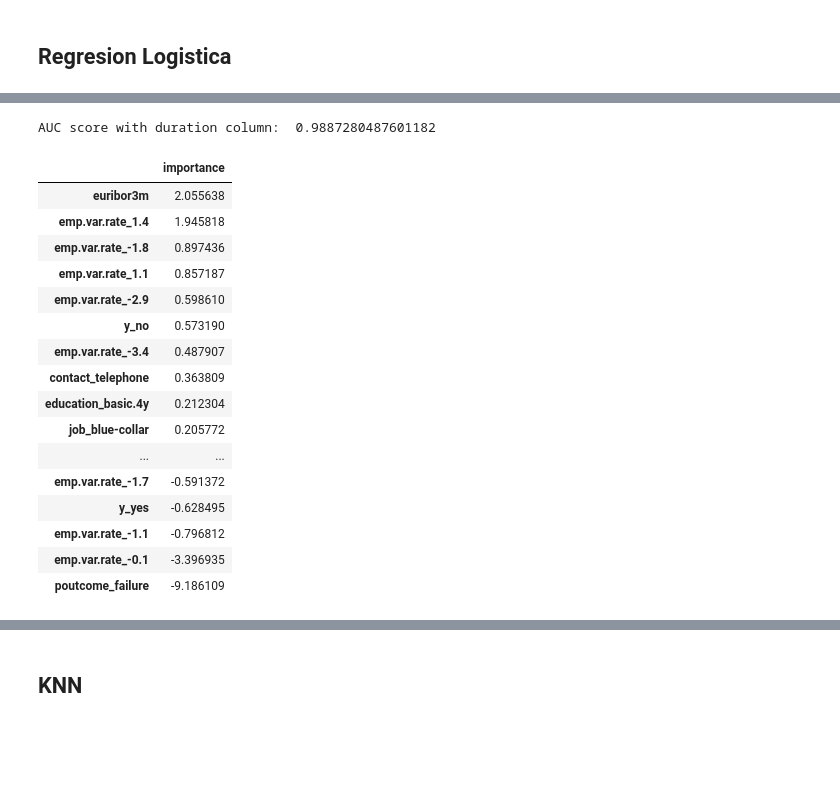
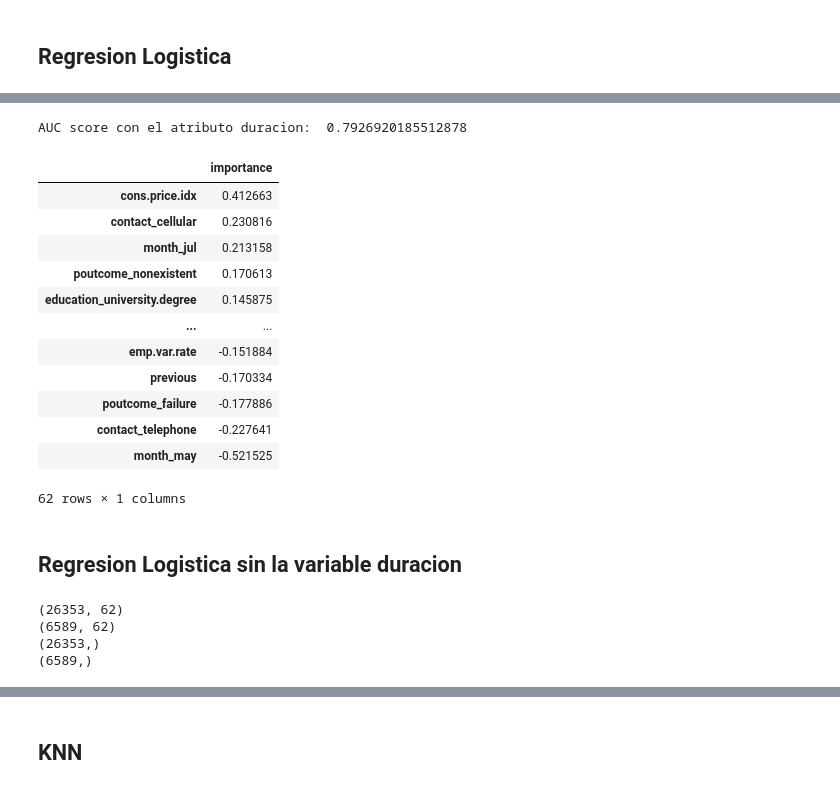
Before and after one commit to mabritos/CCDD, a Jupyter notebook: TrabajoFinal CCDD.ipynb, the cells around one changed output, grey strips where cells are left out. Cells and saved outputs as stored; diff of their text form; code cells hidden in the pictures; blank space fills up the shorter version.

```diff
--- a/TrabajoFinal CCDD.ipynb
+++ b/TrabajoFinal CCDD.ipynb
@@ -634,27 +650,35 @@ F1 Score        : 0.9744493392070486
 # %%
 # Eliminando columnas innecesarias
 df2 = df.copy()
-job_one = pd.get_dummies(df2.job, prefix='job', drop_first=True)
+job_one = pd.get_dummies(df2.job, prefix='job')
 df2[job_one.columns] = job_one
-marital_one = pd.get_dummies(df2.marital, prefix='marital', drop_first=True)
+marital_one = pd.get_dummies(df2.marital, prefix='marital')
 df2[marital_one.columns] = marital_one
-default_one = pd.get_dummies(df2.default, prefix='default', drop_first=True)
+default_one = pd.get_dummies(df2.default, prefix='default')
 df2[default_one.columns] = default_one
-housing_one = pd.get_dummies(df2.housing, prefix='housing', drop_first=True)
+housing_one = pd.get_dummies(df2.housing, prefix='housing')
 df2[housing_one.columns] = housing_one
-loan_one = pd.get_dummies(df2.loan, prefix='loan', drop_first=True)
+loan_one = pd.get_dummies(df2.loan, prefix='loan')
 df2[loan_one.columns] = loan_one
-edu_one = pd.get_dummies(df2.education, prefix='education', drop_first=True)
+edu_one = pd.get_dummies(df2.education, prefix='education')
 df2[edu_one.columns] = edu_one
-contact_one = pd.get_dummies(df2.contact, prefix='contact', drop_first=True)
+contact_one = pd.get_dummies(df2.contact, prefix='contact')
 df2[contact_one.columns] = contact_one
-y_one = pd.get_dummies(df2.y, prefix='y', drop_first=True)
+poutcome_one = pd.get_dummies(df2.poutcome, prefix='poutcome')
+df2[poutcome_one.columns] = poutcome_one
+day_one = pd.get_dummies(df2.day_of_week, prefix='day')
+df2[day_one.columns] = day_one
+month_one = pd.get_dummies(df2.month, prefix='month')
+df2[month_one.columns] = month_one
+y_one = pd.get_dummies(df2.y, prefix='y')
 df2[y_one.columns] = y_one
-df2 = df2.drop(['job', 'marital', 'default', 'housing', 'loan', 'education', 'contact', 'y'], axis=1)
+df2 = df2.drop(['job', 'marital', 'default', 'housing', 'loan', 'education',
+                'contact', 'y', 'poutcome', 'day_of_week', 'month'], axis=1)
 # %%
-X_one, y_one = df2.iloc[:,8:len(df2.columns)-1], df2.iloc[:,-1]
+X_one, y_one = df2.iloc[:,0:len(df2.columns)-2], df2.iloc[:,-1]
 X_train_one, X_test_one, y_train_one, y_test_one = train_test_split(X_one, y_one, train_size=0.8, random_state=27)
 print(X_train_one.shape)
 print(X_test_one.shape)
 print(y_train_one.shape)
 print(y_test_one.shape)
+X_train_one.columns
@@ -661,28 +707,40 @@ print(y_test_one.shape)
 # %%
-model = LogisticRegression(class_weight='balanced', max_iter=300)
+model = LogisticRegression(class_weight='balanced', max_iter=1000)
 model.fit(X_train_one, y_train_one)
 y_pred = model.predict_proba(X_test_one)
 
-print("AUC score with duration column: ", roc_auc_score(y_test_one, y_pred[:,1]))
+print("AUC score con el atributo duracion: ", roc_auc_score(y_test_one, y_pred[:,1]))
 
 coef_importance = pd.DataFrame(data=np.array(model.coef_).transpose(), columns=["importance"], index=X_one.columns)
 coef_importance.sort_values('importance', ascending=False)
 # %% [output]
-AUC score with duration column:  0.9887280487601182
+AUC score con el atributo duracion:  0.7926920185512878
 |  | importance |
-| euribor3m | 2.055638 |
-| emp.var.rate_1.4 | 1.945818 |
-| emp.var.rate_-1.8 | 0.897436 |
-| emp.var.rate_1.1 | 0.857187 |
-| emp.var.rate_-2.9 | 0.598610 |
-| y_no | 0.573190 |
-| emp.var.rate_-3.4 | 0.487907 |
-| contact_telephone | 0.363809 |
-| education_basic.4y | 0.212304 |
-| job_blue-collar | 0.205772 |
+| cons.price.idx | 0.412663 |
+| contact_cellular | 0.230816 |
+| month_jul | 0.213158 |
+| poutcome_nonexistent | 0.170613 |
+| education_university.degree | 0.145875 |
 | ... | ... |
-| emp.var.rate_-1.7 | -0.591372 |
-| y_yes | -0.628495 |
-| emp.var.rate_-1.1 | -0.796812 |
-| emp.var.rate_-0.1 | -3.396935 |
-| poutcome_failure | -9.186109 |
+| emp.var.rate | -0.151884 |
+| previous | -0.170334 |
+| poutcome_failure | -0.177886 |
+| contact_telephone | -0.227641 |
+| month_may | -0.521525 |
+62 rows × 1 columns
+# %% [markdown]
+## Regresion Logistica sin la variable duracion
+# %%
+df3 = df2.drop('duration', axis=1)
+
+X_one, y_one = df3.iloc[:,0:len(df3.columns)-2], df3.iloc[:,-1]
+X_train_one2, X_test_one2, y_train_one2, y_test_one2 = train_test_split(X_one, y_one, train_size=0.8, random_state=27)
+print(X_train_one2.shape)
+print(X_test_one2.shape)
+print(y_train_one2.shape)
+print(y_test_one2.shape)
+# %% [output]
+(26353, 62)
+(6589, 62)
+(26353,)
+(6589,)
```
Also changed, not shown: parts of 9 cells of this notebook.
